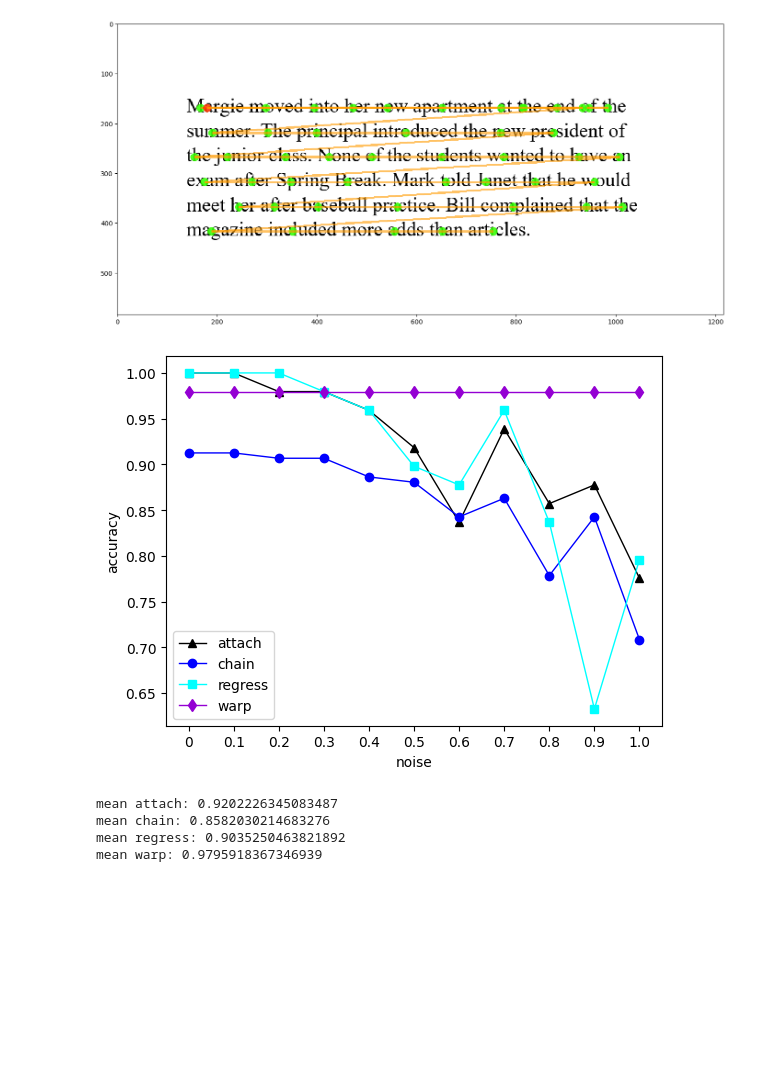
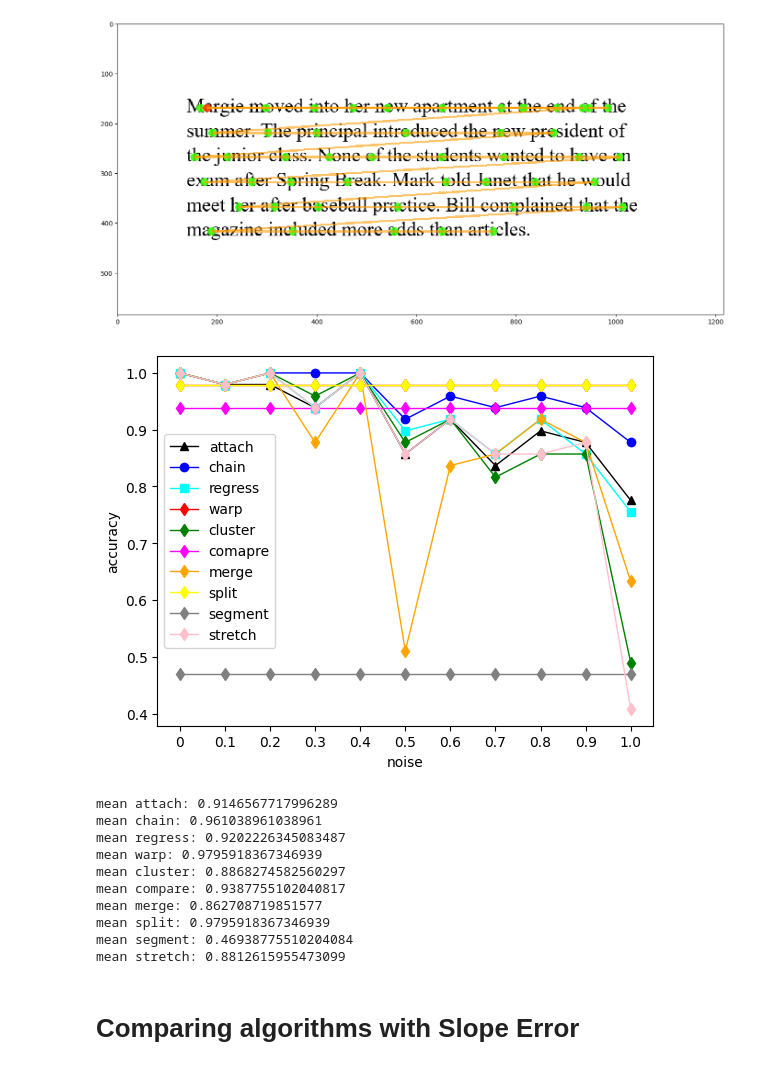
Before and after one commit to tymkiwdylan/CS421-project1, a Jupyter notebook: 2-Simulate-correction-on-synthetic-dataset-noise.ipynb, the cells around one changed output. Saved outputs shown, nothing was run; the diff lists cells and outputs as text; code cells hidden in the pictures; blank space fills up the shorter version.

```diff
--- a/2-Simulate-correction-on-synthetic-dataset-noise.ipynb
+++ b/2-Simulate-correction-on-synthetic-dataset-noise.ipynb
@@ -78,11 +78,16 @@ attach_results = [[],[],[],[],[],[],[],[],[],[],[]]
 chain_results = [[],[],[],[],[],[],[],[],[],[],[]]
 regress_results = [[],[],[],[],[],[],[],[],[],[],[]]
 warp_results = [[],[],[],[],[],[],[],[],[],[],[]]
+cluster_results = [[],[],[],[],[],[],[],[],[],[],[]]
+compare_results = [[],[],[],[],[],[],[],[],[],[],[]]
+merge_results = [[],[],[],[],[],[],[],[],[],[],[]]
+split_results = [[],[],[],[],[],[],[],[],[],[],[]]
+segment_results = [[],[],[],[],[],[],[],[],[],[],[]]
+stretch_results = [[],[],[],[],[],[],[],[],[],[],[]]
+
 
 word_centers = correction.find_word_centers(aoi)
 word_centers = np.array(word_centers.copy(), dtype=int)
-lines = correction.find_lines_Y(aoi)
-print(lines)
 
 duration_word_centers = correction.find_word_centers_and_duration(aois_with_tokens)
 duration_word_centers = np.array(duration_word_centers.copy(), dtype=int)
@@ -111,19 +116,19 @@ for robot_index in tqdm(range(1)):
         np_array = np.array(error_test.copy())
         cluster_correction = algo.cluster(np_array, line_ys)
         percentage, match_list = correction.correction_quality(aoi, data['robot' + str(robot_index)].copy(), cluster_correction)
-        chain_results[error_probability].append(percentage)
+        cluster_results[error_probability].append(percentage)
 
         # compare correction
         np_array = np.array(error_test.copy())
         compare_correction = algo.compare(np_array, word_centers)
         percentage, match_list = correction.correction_quality(aoi, data['robot' + str(robot_index)].copy(), compare_correction)
-        chain_results[error_probability].append(percentage)
+        compare_results[error_probability].append(percentage)
 
         # merge correction
         np_array = np.array(error_test.copy())
         merge_correction = algo.merge(np_array, line_ys)
         percentage, match_list = correction.correction_quality(aoi, data['robot' + str(robot_index)].copy(), merge_correction)
-        chain_results[error_probability].append(percentage)
+        merge_results[error_probability].append(percentage)
 
 
         # regress correction
@@ -136,19 +141,19 @@ for robot_index in tqdm(range(1)):
         np_array = np.array(error_test.copy())
         segment_correction = algo.segment(np_array, line_ys)
         percentage, match_list = correction.correction_quality(aoi, data['robot' + str(robot_index)].copy(), segment_correction)
-        chain_results[error_probability].append(percentage)
+        segment_results[error_probability].append(percentage)
 
         # split correction
         np_array = np.array(error_test.copy())
         split_correction = algo.split(np_array, line_ys)
         percentage, match_list = correction.correction_quality(aoi, data['robot' + str(robot_index)].copy(), split_correction)
-        chain_results[error_probability].append(percentage)
+        split_results[error_probability].append(percentage)
 
         # strecth correction
         np_array = np.array(error_test.copy())
         stretch_correction = algo.stretch(np_array, line_ys)
         percentage, match_list = correction.correction_quality(aoi, data['robot' + str(robot_index)].copy(), stretch_correction)
-        chain_results[error_probability].append(percentage)
+        stretch_results[error_probability].append(percentage)
 
         # warp correction
         np_array = np.array(error_test.copy(), dtype=int)
@@ -202,30 +207,56 @@ mean_attach_results = mean_error_group(attach_results)
 mean_chain_results = mean_error_group(chain_results)
 mean_regress_results = mean_error_group(regress_results)
 mean_warp_results = mean_error_group(warp_results)
+mean_cluster_results = mean_error_group(cluster_results)
+mean_compare_results = mean_error_group(compare_results)
+mean_merge_results = mean_error_group(merge_results)
+mean_split_results = mean_error_group(split_results)
+mean_segment_results = mean_error_group(segment_results)
+mean_stretch_results = mean_error_group(stretch_results)
 # %%
 import matplotlib.pyplot as plt
 plt.plot(mean_attach_results, color='Black', linewidth=1, marker='^')
 plt.plot(mean_chain_results, color='Blue', linewidth=1, marker='o')
 plt.plot(mean_regress_results, color='Aqua', linewidth=1, marker='s')
-plt.plot(mean_warp_results, color='DarkViolet', linewidth=1, marker='d')
+plt.plot(mean_warp_results, color='Red', linewidth=1, marker='d')
+plt.plot(mean_cluster_results, color='Green', linewidth=1, marker='d')
+plt.plot(mean_compare_results, color='Magenta', linewidth=1, marker='d')
+plt.plot(mean_merge_results, color='Orange', linewidth=1, marker='d')
+plt.plot(mean_split_results, color='Yellow', linewidth=1, marker='d')
+plt.plot(mean_segment_results, color='Grey', linewidth=1, marker='d')
+plt.plot(mean_stretch_results, color='Pink', linewidth=1, marker='d')
 
-plt.legend(['attach', 'chain', 'regress', 'warp'])
+plt.legend(['attach', 'chain', 'regress', 'warp', 'cluster', 'comapre', 'merge', 'split', 'segment', 'stretch'])
 plt.ylabel('accuracy')
 plt.xlabel('noise')
 
 x_ticks_labels = ['0', '0.1', '0.2', '0.3', '0.4', '0.5', '0.6', '0.7', '0.8', '0.9', '1.0']
 plt.xticks(range(0, 11), x_ticks_labels)
 #plt.savefig("noise_comparison.png")
 plt.show()
 # %% [output]
-[figure, old version]
+[figure, new version]
 # %%
 print("mean attach:", statistics.mean(mean_attach_results))
 print("mean chain:", statistics.mean(mean_chain_results))
 print("mean regress:", statistics.mean(mean_regress_results))
 print("mean warp:", statistics.mean(mean_warp_results))
+print("mean cluster:", statistics.mean(mean_cluster_results))
+print("mean compare:", statistics.mean(mean_compare_results))
+print("mean merge:", statistics.mean(mean_merge_results))
+print("mean split:", statistics.mean(mean_split_results))
+print("mean segment:", statistics.mean(mean_segment_results))
+print("mean stretch:", statistics.mean(mean_stretch_results))
 # %% [output]
-mean attach: 0.9202226345083487
-mean chain: 0.8582030214683276
-mean regress: 0.9035250463821892
+mean attach: 0.9146567717996289
+mean chain: 0.961038961038961
+mean regress: 0.9202226345083487
 mean warp: 0.9795918367346939
+mean cluster: 0.8868274582560297
+mean compare: 0.9387755102040817
+mean merge: 0.862708719851577
+mean split: 0.9795918367346939
+mean segment: 0.46938775510204084
+mean stretch: 0.8812615955473099
+# %% [markdown]
+# Comparing algorithms with Slope Error
```
Also changed, not shown: parts of 5 cells of this notebook, 1 other file.
